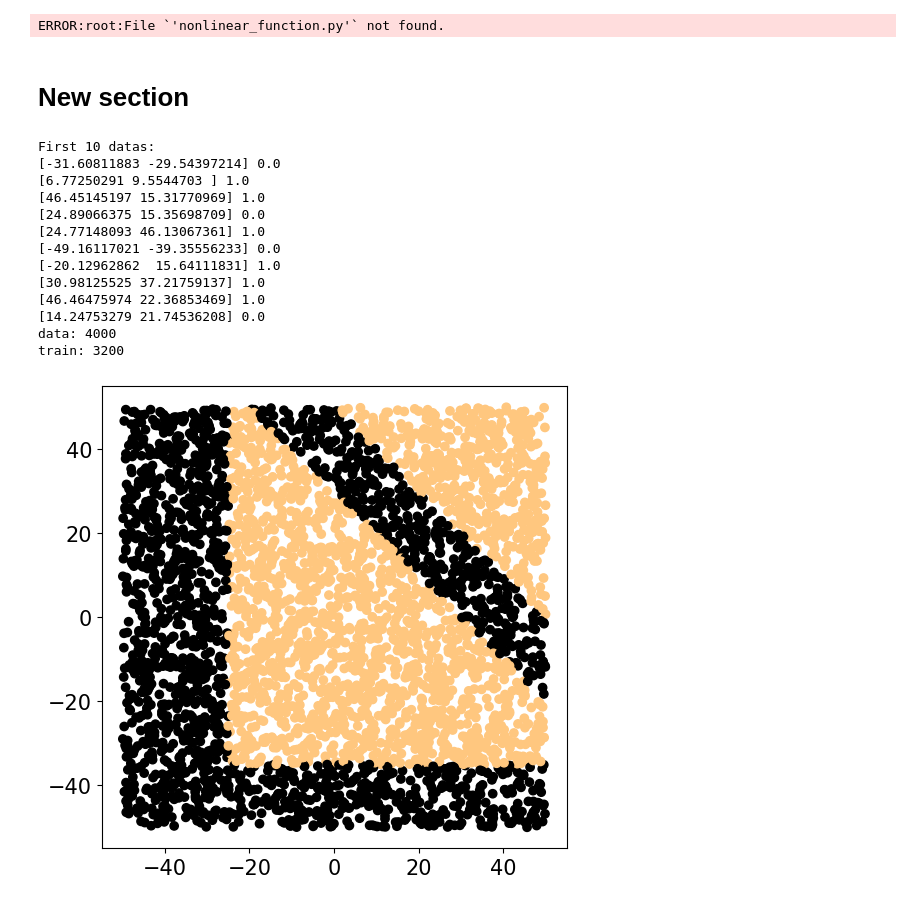
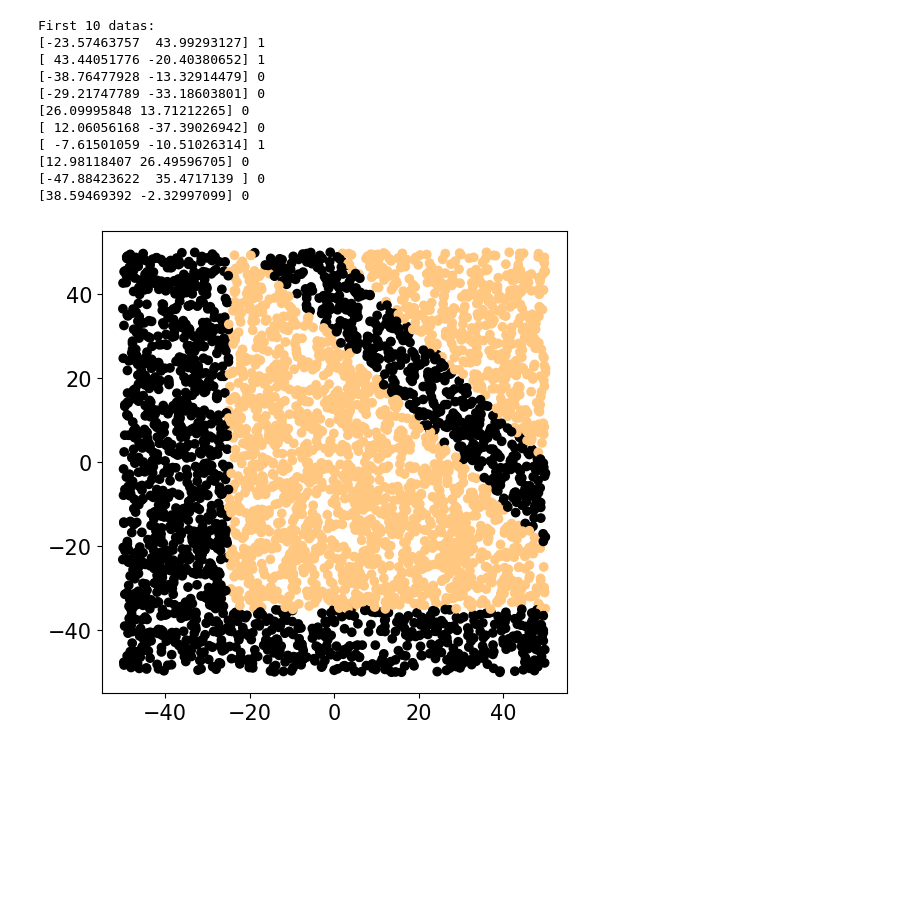
Before and after one commit to EmanueleSarte/lcpb-exercises, a Jupyter notebook: main.ipynb, the cells around one changed output. Saved outputs shown, nothing was run; the diff lists cells and outputs as text; code cells hidden in the pictures; blank space fills up the shorter version.

```diff
--- a/main.ipynb
+++ b/main.ipynb
@@ -1,27 +1,14 @@
 # %%
-#test234567890
+import matplotlib.pyplot as plt
+import matplotlib as mpl
+import tensorflow.random as tf_r
+from keras.layers import Dense, Dropout
+from keras.models import Sequential
+import keras
 import numpy as np
-import keras
-import sklearn
 
-from keras.models import Sequential
-from keras.layers import Dense, Dropout
-
-import tensorflow.random as tf_r
 np.random.seed(12345)
 tf_r.set_seed(12345)
 
-import matplotlib as mpl
 mpl.rc('image', cmap='copper')
-import matplotlib.pyplot as plt
-# default font
 plt.rcParams['font.size'] = 15
-
-%run nonlinear_function.py
-
-# training data
-perc_train = 0.8
-# %% [output]
-ERROR:root:File `'nonlinear_function.py'` not found.
-# %% [markdown]
-# New section
@@ -28,31 +45,29 @@ ERROR:root:File `'nonlinear_function.py'` not found.
 # %%
-TYPE=1
-x = np.loadtxt(filename("data",TYPE), delimiter=' ')
-y = np.loadtxt(filename("labels",TYPE), delimiter=' ')
-N = len(x)
-L = len(x[0])
+B = 100
+TYPE = 1
+N = 4000
+
+generate_data_file(n=N, b=B, typ=TYPE)
+x = np.loadtxt(filename("data", TYPE), delimiter=' ')
+y = np.loadtxt(filename("labels", TYPE), delimiter=' ')
+L = x.shape[1]
 
 print("First 10 datas:")
 for i in range(10):
-    print(x[i],y[i])
+    print(x[i, :], int(y[i]))
 
-N_train = int(perc_train * N)
-print(f'data: {N}\ntrain: {N_train}')
-
-plt.figure(figsize = (6,6))
-plt.scatter(x[:,0],x[:,1],c=y);
+plt.figure(figsize=(6, 6))
+plt.scatter(x[:, 0], x[:, 1], c=y);
 # %% [output]
 First 10 datas:
-[-31.60811883 -29.54397214] 0.0
-[6.77250291 9.5544703 ] 1.0
-[46.45145197 15.31770969] 1.0
-[24.89066375 15.35698709] 0.0
-[24.77148093 46.13067361] 1.0
-[-49.16117021 -39.35556233] 0.0
-[-20.12962862  15.64111831] 1.0
-[30.98125525 37.21759137] 1.0
-[46.46475974 22.36853469] 1.0
-[14.24753279 21.74536208] 0.0
-data: 4000
-train: 3200
+[-23.57463757  43.99293127] 1
+[ 43.44051776 -20.40380652] 1
+[-38.76477928 -13.32914479] 0
+[-29.21747789 -33.18603801] 0
+[26.09995848 13.71212265] 0
+[ 12.06056168 -37.39026942] 0
+[ -7.61501059 -10.51026314] 1
+[12.98118407 26.49596705] 0
+[-47.88423622  35.4717139 ] 0
+[38.59469392 -2.32997099] 0
-[figure, old version]
+[figure, new version]
```
Also changed, not shown: parts of 6 cells of this notebook.
